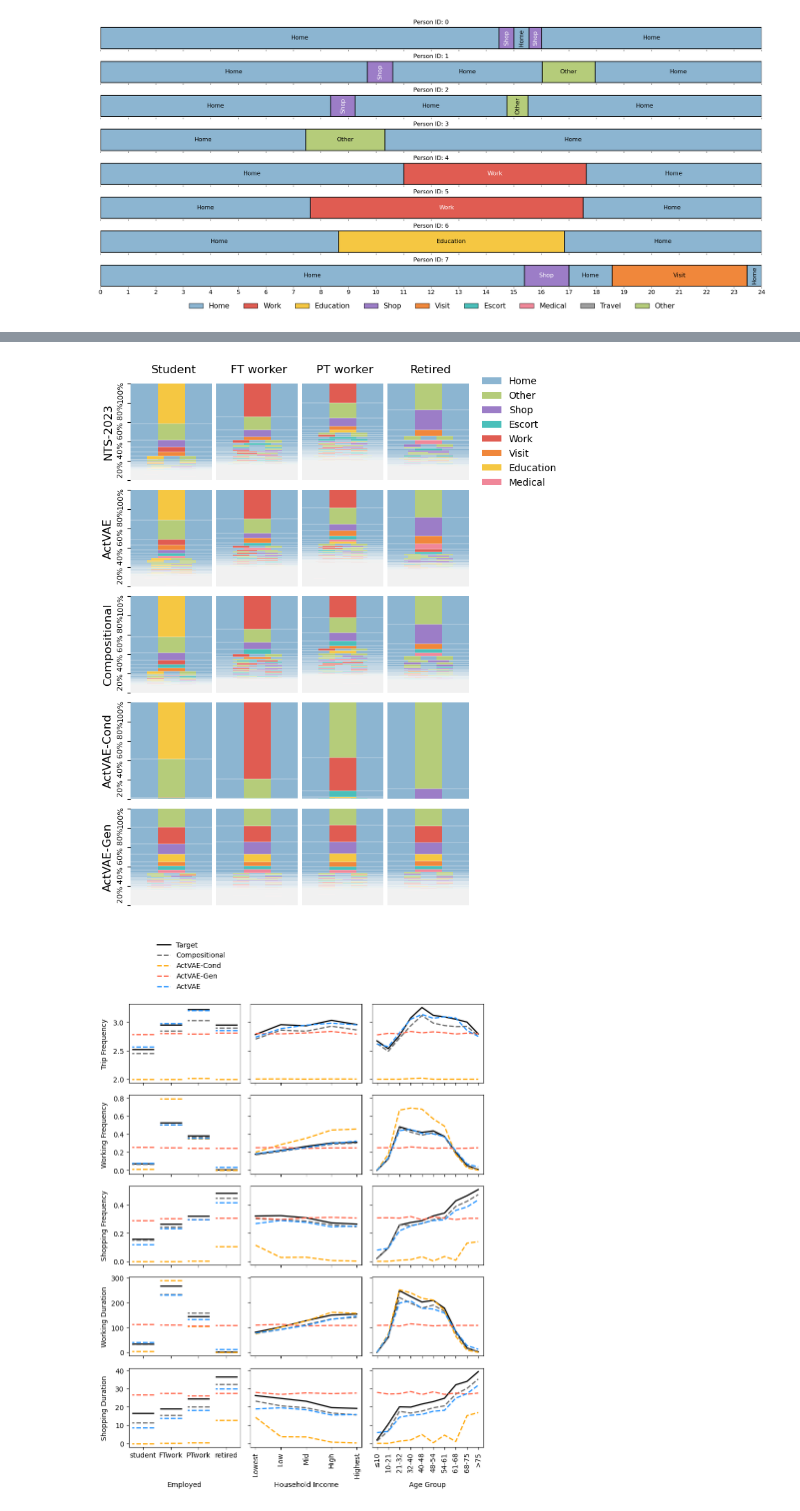
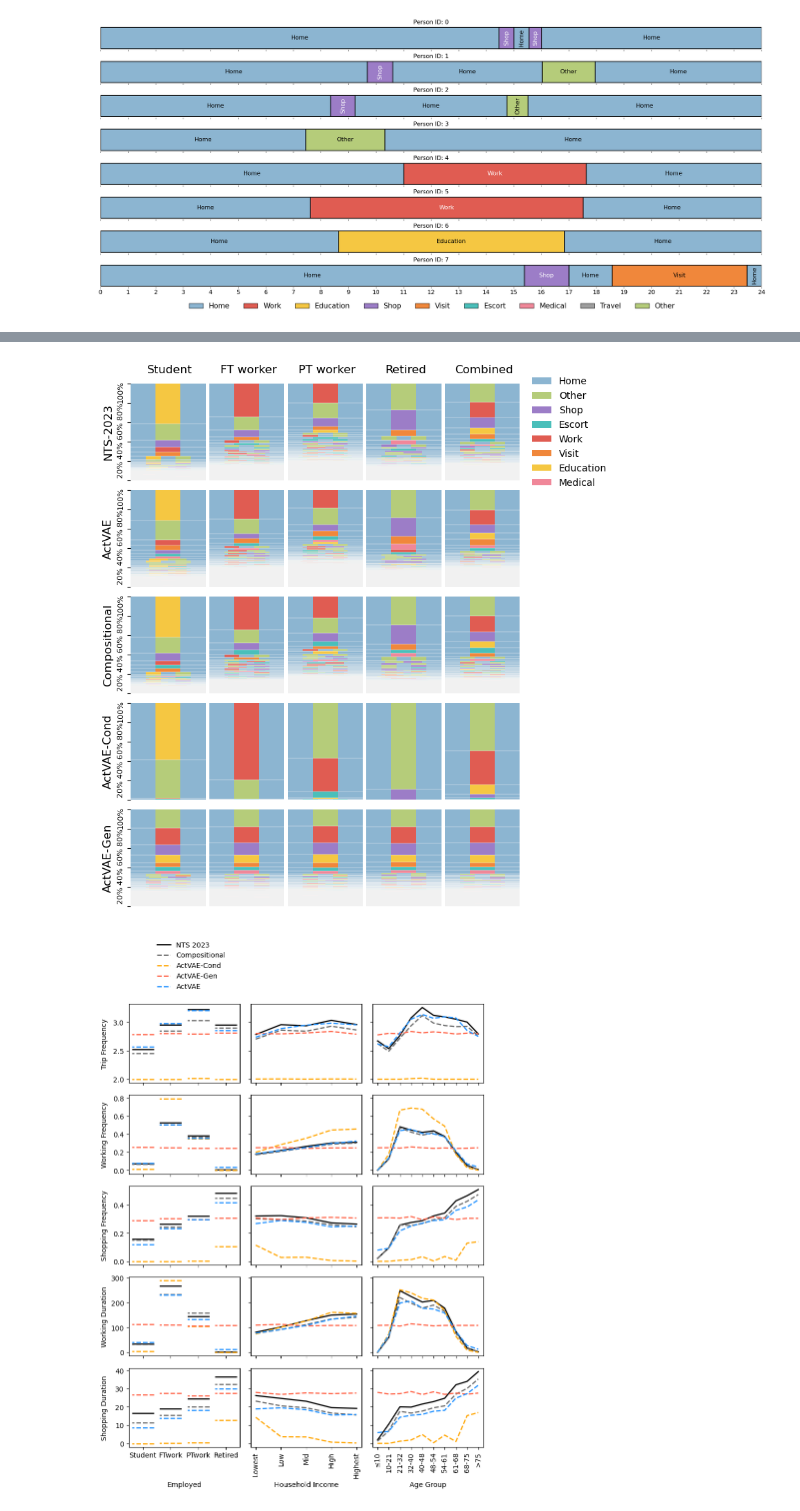
Before and after one commit to big-ucl/caveat, a Jupyter notebook: analysis/TRB_batch_analysis.ipynb, the cells around one changed output, grey strips where cells are left out. Cells and saved outputs as stored; diff of their text form; code cells hidden in the pictures.

```diff
--- a/analysis/TRB_batch_analysis.ipynb
+++ b/analysis/TRB_batch_analysis.ipynb
@@ -923,7 +945,7 @@ plt.subplots_adjust(wspace=0.04, hspace=0.05)
 h = len(plot_schedules)
 w = len(FILTER)
 fig, axes = plt.subplots(
-    h, w + 1, figsize=(w * 2, h * 2), sharex=False, sharey=False
+    h, w + 2, figsize=(w * 2.2, h * 2), sharex=False, sharey=False
 )
 
 for i, (name, scheds) in enumerate(plot_schedules.items()):
@@ -940,6 +962,14 @@ for i, (name, scheds) in enumerate(plot_schedules.items()):
         ax.set_yticks([])
         ax.set_xticks([])
 
+    axes[0, -2].set_title("Combined", fontsize=12)
+    ax = _probs_plot("", scheds, cmap=cmaps, ax=axes[i, -2])
+    ax.set_title(None)
+    ax.set_ylabel(None)
+    ax.set_xlabel(None)
+    ax.set_yticks([])
+    ax.set_xticks([])
+
     axes[i, 0].set_ylabel(name, fontsize=12)
     axes[i, 0].set_yticks([0, 0.2, 0.4, 0.6, 0.8, 1.0])
     axes[i, 0].set_yticklabels(
@@ -955,7 +985,7 @@ axes[0, -1].legend(handles=elements, loc="center left", frameon=False)
 
 plt.subplots_adjust(wspace=0, hspace=0)
 # %% [output]
-[figure, old version]
+[figure, new version]
 # %%
 def duration(schedules, act="work"):
     if "duration" not in schedules.columns:
@@ -992,7 +1022,7 @@ def plot_conditionals(
         "pt-employed",
         "retired",
     ]
-    work_statuses = ["student", "FTwork", "PTwork", "retired"]
+    work_statuses = ["Student", "FTwork", "PTwork", "Retired"]
 
     age_order = [
         "≤10",
@@ -1039,9 +1069,9 @@ def plot_conditionals(
     # ==============================
     # trips employment
     splits = split_on(target_schedules, target_attributes, by=WORK_STATUS)
-    data = {"Target": {}}
+    data = {"NTS 2023": {}}
     for i, split in splits.items():
-        data["Target"][i] = count_trips(split)
+        data["NTS 2023"][i] = count_trips(split)
 
     for n, scheds in schedules.items():
         data[n] = {}
@@ -1071,9 +1101,9 @@ def plot_conditionals(
     # ==============================
     # trips income
     splits = split_on(target_schedules, target_attributes, by=INCOME)
-    data = {"Target": {}}
+    data = {"NTS 2023": {}}
     for i, split in splits.items():
-        data["Target"][i] = count_trips(split)
+        data["NTS 2023"][i] = count_trips(split)
 
     for n, scheds in schedules.items():
         data[n] = {}
@@ -1091,9 +1121,9 @@ def plot_conditionals(
     # ==================================
     # trips age group
     splits = split_on(target_schedules, target_attributes, by=AGE)
-    data = {"Target": {}}
+    data = {"NTS 2023": {}}
     for i, split in splits.items():
-        data["Target"][i] = count_trips(split)
+        data["NTS 2023"][i] = count_trips(split)
 
     for n, scheds in schedules.items():
         data[n] = {}
@@ -1111,9 +1141,9 @@ def plot_conditionals(
     # work employment
 
     splits = split_on(target_schedules, target_attributes, by=WORK_STATUS)
-    data = {"Target": {}}
+    data = {"NTS 2023": {}}
     for i, split in splits.items():
-        data["Target"][i] = count_acts(split)
+        data["NTS 2023"][i] = count_acts(split)
 
     for n, scheds in schedules.items():
         data[n] = {}
@@ -1143,9 +1173,9 @@ def plot_conditionals(
     # work income
 
     splits = split_on(target_schedules, target_attributes, by=INCOME)
-    data = {"Target": {}}
+    data = {"NTS 2023": {}}
     for i, split in splits.items():
-        data["Target"][i] = count_acts(split)
+        data["NTS 2023"][i] = count_acts(split)
 
     for n, scheds in schedules.items():
         data[n] = {}
@@ -1164,9 +1194,9 @@ def plot_conditionals(
     # work age group
 
     splits = split_on(target_schedules, target_attributes, by=AGE)
-    data = {"Target": {}}
+    data = {"NTS 2023": {}}
     for i, split in splits.items():
-        data["Target"][i] = count_acts(split)
+        data["NTS 2023"][i] = count_acts(split)
 
     for n, scheds in schedules.items():
         data[n] = {}
@@ -1184,9 +1214,9 @@ def plot_conditionals(
     # shop employment
 
     splits = split_on(target_schedules, target_attributes, by=WORK_STATUS)
-    data = {"Target": {}}
+    data = {"NTS 2023": {}}
     for i, split in splits.items():
-        data["Target"][i] = count_acts(split, act="shop")
+        data["NTS 2023"][i] = count_acts(split, act="shop")
 
     for n, scheds in schedules.items():
         data[n] = {}
@@ -1216,9 +1246,9 @@ def plot_conditionals(
     # shop income
 
     splits = split_on(target_schedules, target_attributes, by=INCOME)
-    data = {"Target": {}}
+    data = {"NTS 2023": {}}
     for i, split in splits.items():
-        data["Target"][i] = count_acts(split, act="shop")
+        data["NTS 2023"][i] = count_acts(split, act="shop")
 
     for n, scheds in schedules.items():
         data[n] = {}
@@ -1237,9 +1267,9 @@ def plot_conditionals(
     # shop age group
 
     splits = split_on(target_schedules, target_attributes, by=AGE)
-    data = {"Target": {}}
+    data = {"NTS 2023": {}}
     for i, split in splits.items():
-        data["Target"][i] = count_acts(split, act="shop")
+        data["NTS 2023"][i] = count_acts(split, act="shop")
 
     for n, scheds in schedules.items():
         data[n] = {}
@@ -1257,9 +1287,9 @@ def plot_conditionals(
     # work employment
 
     splits = split_on(target_schedules, target_attributes, by=WORK_STATUS)
-    data = {"Target": {}}
+    data = {"NTS 2023": {}}
     for i, split in splits.items():
-        data["Target"][i] = duration(split)
+        data["NTS 2023"][i] = duration(split)
 
     for n, scheds in schedules.items():
         data[n] = {}
@@ -1289,9 +1319,9 @@ def plot_conditionals(
     # work income
 
     splits = split_on(target_schedules, target_attributes, by=INCOME)
-    data = {"Target": {}}
+    data = {"NTS 2023": {}}
     for i, split in splits.items():
-        data["Target"][i] = duration(split)
+        data["NTS 2023"][i] = duration(split)
 
     for n, scheds in schedules.items():
         data[n] = {}
@@ -1310,9 +1340,9 @@ def plot_conditionals(
     # work age group
 
     splits = split_on(target_schedules, target_attributes, by=AGE)
-    data = {"Target": {}}
+    data = {"NTS 2023": {}}
     for i, split in splits.items():
-        data["Target"][i] = duration(split)
+        data["NTS 2023"][i] = duration(split)
 
     for n, scheds in schedules.items():
         data[n] = {}
@@ -1330,9 +1360,9 @@ def plot_conditionals(
     # shop employment
 
     splits = split_on(target_schedules, target_attributes, by=WORK_STATUS)
-    data = {"Target": {}}
+    data = {"NTS 2023": {}}
     for i, split in splits.items():
-        data["Target"][i] = duration(split, act="shop")
+        data["NTS 2023"][i] = duration(split, act="shop")
 
     for n, scheds in schedules.items():
         data[n] = {}
@@ -1367,9 +1397,9 @@ def plot_conditionals(
     # shop income
 
     splits = split_on(target_schedules, target_attributes, by=INCOME)
-    data = {"Target": {}}
+    data = {"NTS 2023": {}}
     for i, split in splits.items():
-        data["Target"][i] = duration(split, act="shop")
+        data["NTS 2023"][i] = duration(split, act="shop")
 
     for n, scheds in schedules.items():
         data[n] = {}
@@ -1394,9 +1424,9 @@ def plot_conditionals(
     # shop age group
 
     splits = split_on(target_schedules, target_attributes, by=AGE)
-    data = {"Target": {}}
+    data = {"NTS 2023": {}}
     for i, split in splits.items():
-        data["Target"][i] = duration(split, act="shop")
+        data["NTS 2023"][i] = duration(split, act="shop")
 
     for n, scheds in schedules.items():
         data[n] = {}
@@ -1406,31 +1436,31 @@ def plot_conditionals(
             data[n][i] = duration(split, act="shop")
 
     df = pd.DataFrame(data)
     ax = axs[4][2]
     df.loc[age_order].plot.line(ax=ax, color=colours, style=styles, lw=LW)
     ax.legend().remove()
     ax.set_xlabel("Age Group")
     ax.set_xticks(range(len(ages)), ages, rotation=90)
 
     # for ax in axs.flat:
     #     ax.grid(visible=True, which="major", axis="x", color="grey", linestyle="-")
 
     handles, labels = ax.get_legend_handles_labels()
     fig.legend(
         handles,
         labels,
         loc="lower center",
         frameon=False,
         fontsize=10,
         bbox_to_anchor=(0.25, 1),
     )
 
     fig.align_ylabels(axs[:, 0])
     fig.align_xlabels(axs[-1, :])
 
     fig.tight_layout()
 
 
 plot_conditionals(schedules, attributes, target_schedules, target_attributes)
 # %% [output]
-[figure, old version]
+[figure, new version]
```
Also changed, not shown: parts of 14 cells of this notebook, 3 other files.
